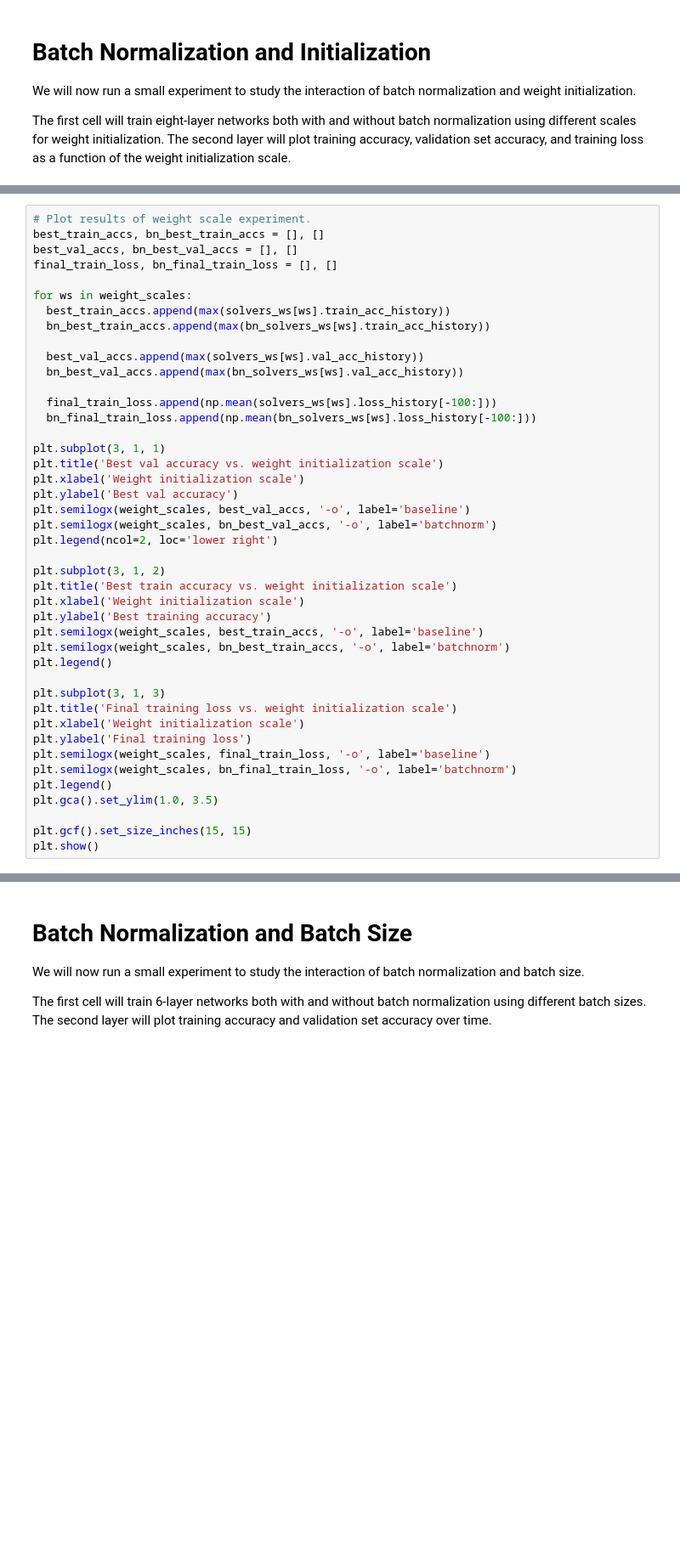
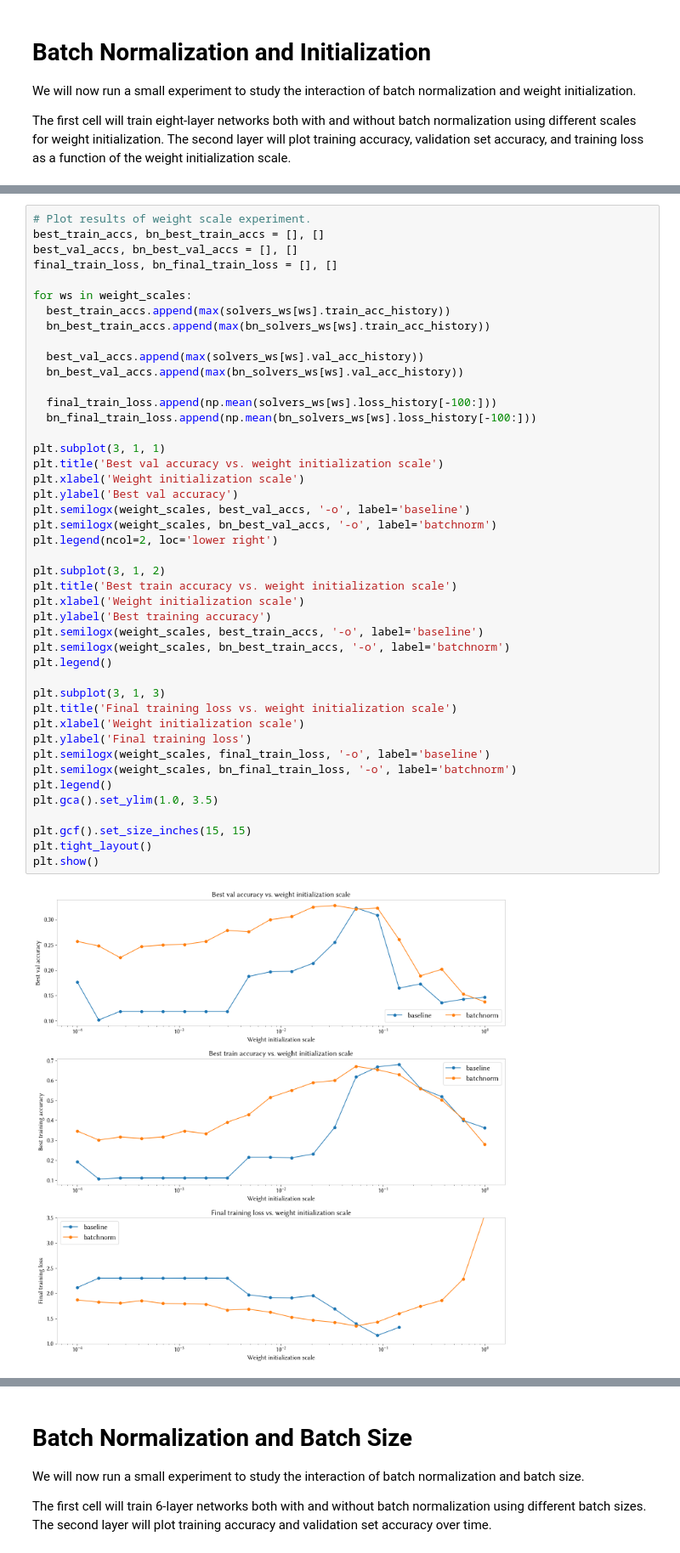
Before and after one commit to jdamp/CS-231n, a Jupyter notebook: assignments/assignment2/BatchNormalization.ipynb, the cells around one changed output, grey strips where cells are left out. Shown at 85% size. Drawn from its saved outputs; the diff is of its cells as text; blank space fills up the shorter version.

```diff
--- a/assignments/assignment2/BatchNormalization.ipynb
+++ b/assignments/assignment2/BatchNormalization.ipynb
@@ -384,30 +450,33 @@ for ws in weight_scales:
   final_train_loss.append(np.mean(solvers_ws[ws].loss_history[-100:]))
   bn_final_train_loss.append(np.mean(bn_solvers_ws[ws].loss_history[-100:]))
 
 plt.subplot(3, 1, 1)
 plt.title('Best val accuracy vs. weight initialization scale')
 plt.xlabel('Weight initialization scale')
 plt.ylabel('Best val accuracy')
 plt.semilogx(weight_scales, best_val_accs, '-o', label='baseline')
 plt.semilogx(weight_scales, bn_best_val_accs, '-o', label='batchnorm')
 plt.legend(ncol=2, loc='lower right')
 
 plt.subplot(3, 1, 2)
 plt.title('Best train accuracy vs. weight initialization scale')
 plt.xlabel('Weight initialization scale')
 plt.ylabel('Best training accuracy')
 plt.semilogx(weight_scales, best_train_accs, '-o', label='baseline')
 plt.semilogx(weight_scales, bn_best_train_accs, '-o', label='batchnorm')
 plt.legend()
 
 plt.subplot(3, 1, 3)
 plt.title('Final training loss vs. weight initialization scale')
 plt.xlabel('Weight initialization scale')
 plt.ylabel('Final training loss')
 plt.semilogx(weight_scales, final_train_loss, '-o', label='baseline')
 plt.semilogx(weight_scales, bn_final_train_loss, '-o', label='batchnorm')
 plt.legend()
 plt.gca().set_ylim(1.0, 3.5)
 
 plt.gcf().set_size_inches(15, 15)
+plt.tight_layout()
 plt.show()
+# %% [output]
+[figure, added]
```
Also changed, not shown: parts of 17 cells of this notebook, 3 other files.
